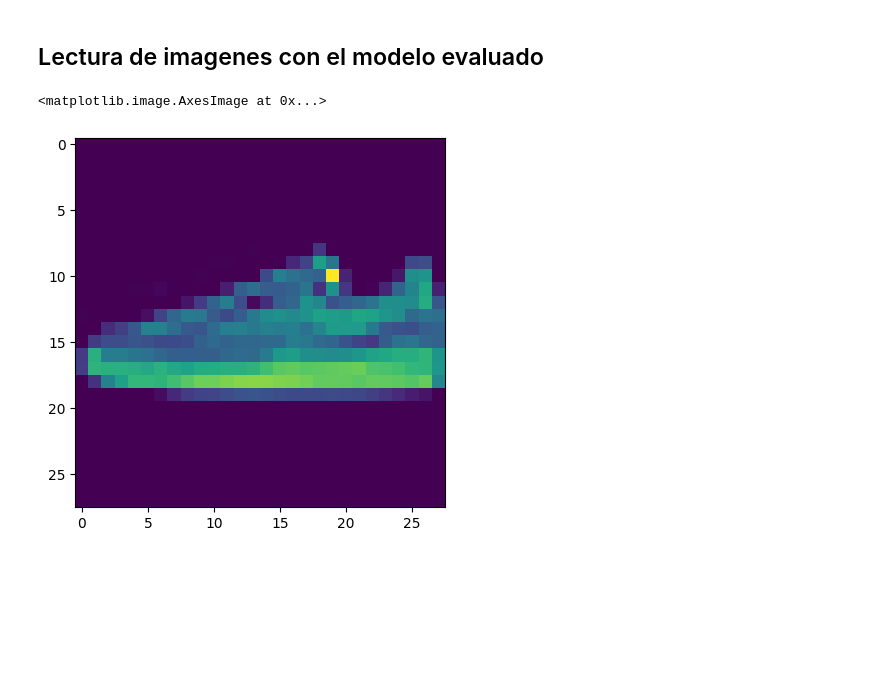
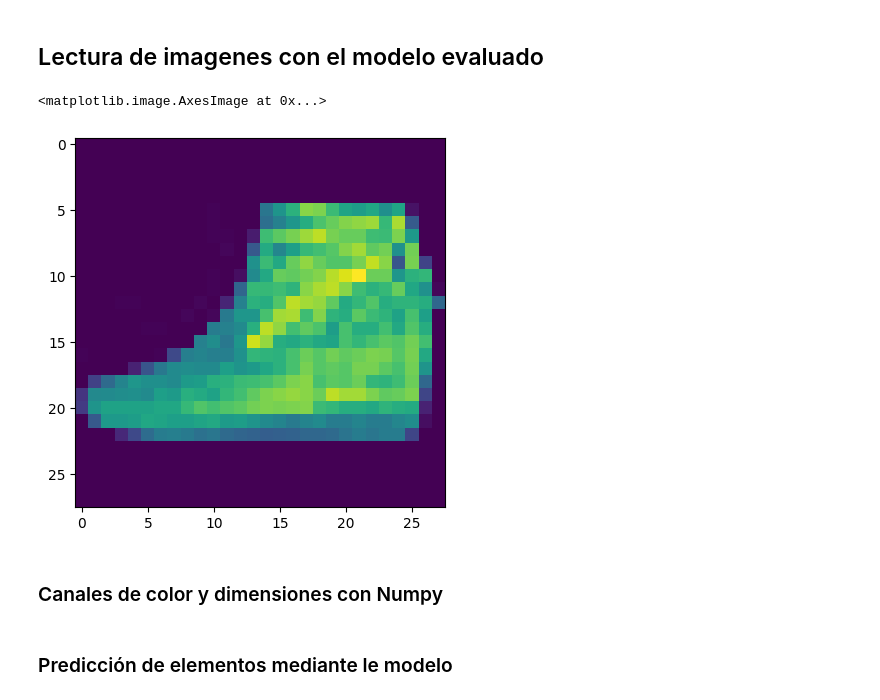
Before and after one commit to bryandelgado99/Fundamentos-de-IA, a Jupyter notebook: Deberes/Deber_4__Deep_Learning.ipynb, the cells around one changed output. Cells and saved outputs as stored; diff of their text form; code cells hidden in the pictures; blank space fills up the shorter version.

```diff
--- a/Deberes/Deber_4__Deep_Learning.ipynb
+++ b/Deberes/Deber_4__Deep_Learning.ipynb
@@ -104,8 +105,10 @@ La precision es:  0.9035000205039978
 ## Lectura de imagenes con el modelo evaluado
 # %%
 # 8. Leemos el modelo para verificar la eficiencia
-imagen=x_test[580]
+imagen=x_test[250]
 plt.imshow(imagen)
 # %% [output]
 <matplotlib.image.AxesImage at 0x...>
-[figure, old version]
+[figure, new version]
+# %% [markdown]
+### Canales de color y dimensiones con Numpy
@@ -111,0 +121,2 @@ plt.imshow(imagen)
+# %% [markdown]
+### Predicción de elementos mediante le modelo
```
Also changed, not shown: parts of 15 cells of this notebook, 7 other files.
